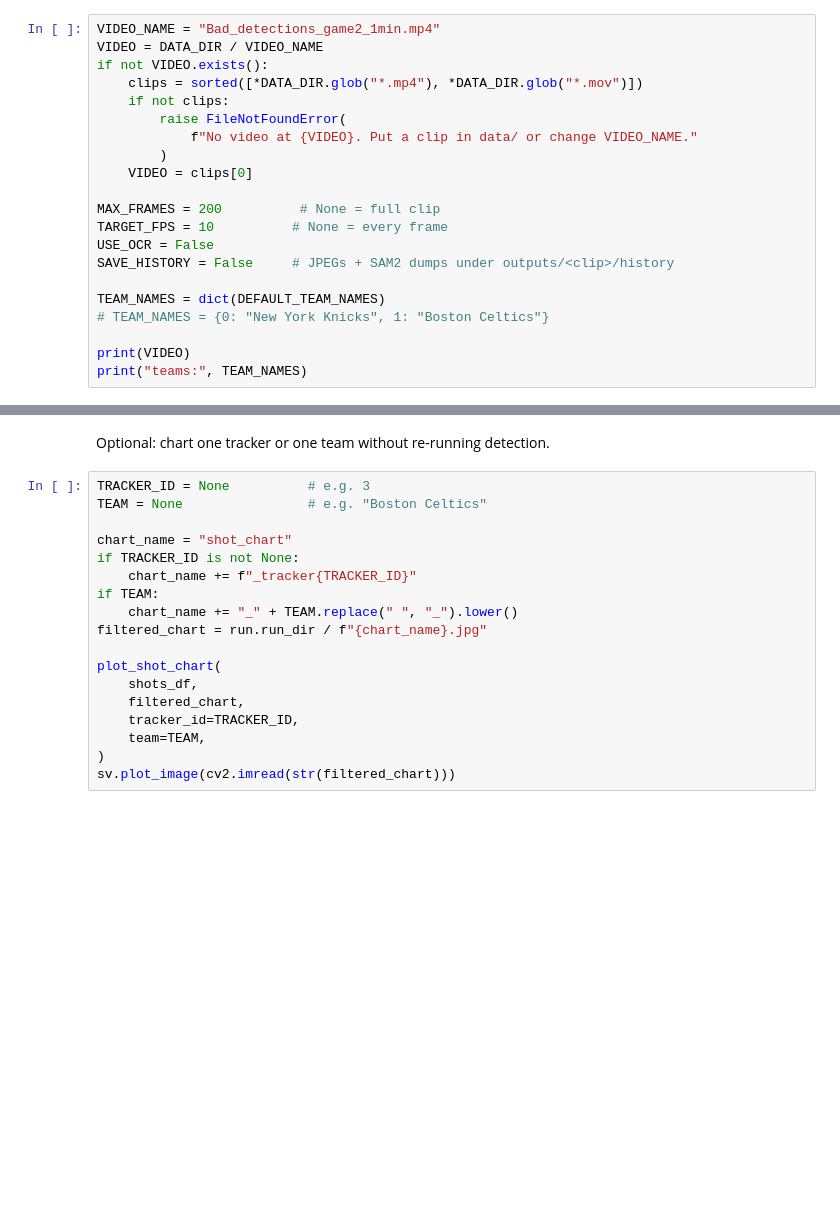
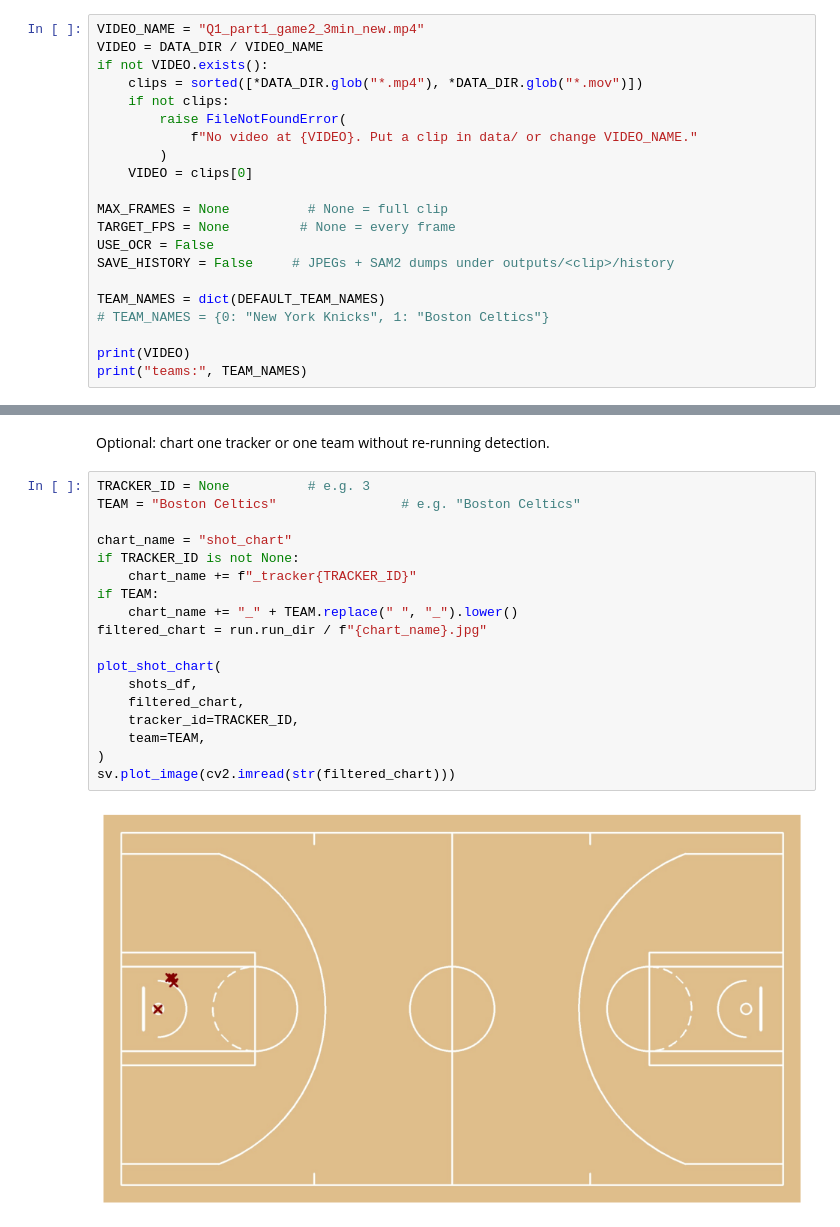
Before and after one commit to ZoukaB/Basketball-player-tracking, a Jupyter notebook: notebooks/pipeline_on_notebook.ipynb, the cells around one changed output, grey strips where cells are left out. Drawn from its saved outputs; the diff is of its cells as text; blank space fills up the shorter version.

Commit message:
tested different methods to clean model detections

```diff
--- a/notebooks/pipeline_on_notebook.ipynb
+++ b/notebooks/pipeline_on_notebook.ipynb
@@ -59,7 +59,7 @@ FutureWarning: Importing from timm.models.layers is deprecated, please import vi
 Edit this cell, then re-run **Launch**. `None` for `MAX_FRAMES` processes the whole clip. `TARGET_FPS = None` uses every source frame.
 Swap `TEAM_NAMES` 0/1 if jersey colors landed on the wrong team.
 # %%
-VIDEO_NAME = "Bad_detections_game2_1min.mp4"
+VIDEO_NAME = "Q1_part1_game2_3min_new.mp4"
 VIDEO = DATA_DIR / VIDEO_NAME
 if not VIDEO.exists():
     clips = sorted([*DATA_DIR.glob("*.mp4"), *DATA_DIR.glob("*.mov")])
@@ -69,8 +69,8 @@ if not VIDEO.exists():
         )
     VIDEO = clips[0]
 
-MAX_FRAMES = 200          # None = full clip
-TARGET_FPS = 10          # None = every frame
+MAX_FRAMES = None          # None = full clip
+TARGET_FPS = None         # None = every frame
 USE_OCR = False
 SAVE_HISTORY = False     # JPEGs + SAM2 dumps under outputs/<clip>/history
 
@@ -131,19 +168,21 @@ else:
 Optional: chart one tracker or one team without re-running detection.
 # %%
 TRACKER_ID = None          # e.g. 3
-TEAM = None                # e.g. "Boston Celtics"
+TEAM = "Boston Celtics"                # e.g. "Boston Celtics"
 
 chart_name = "shot_chart"
 if TRACKER_ID is not None:
     chart_name += f"_tracker{TRACKER_ID}"
 if TEAM:
     chart_name += "_" + TEAM.replace(" ", "_").lower()
 filtered_chart = run.run_dir / f"{chart_name}.jpg"
 
 plot_shot_chart(
     shots_df,
     filtered_chart,
     tracker_id=TRACKER_ID,
     team=TEAM,
 )
 sv.plot_image(cv2.imread(str(filtered_chart)))
+# %% [output]
+[figure, added]
```
Also changed, not shown: parts of 8 cells of this notebook, 1 other file.
